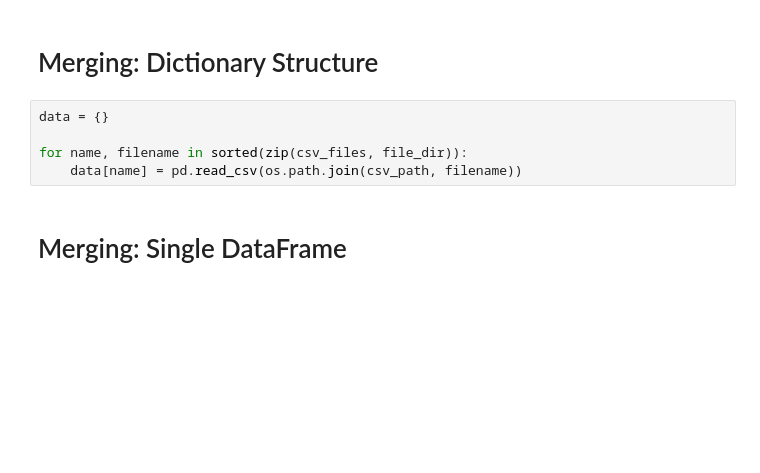
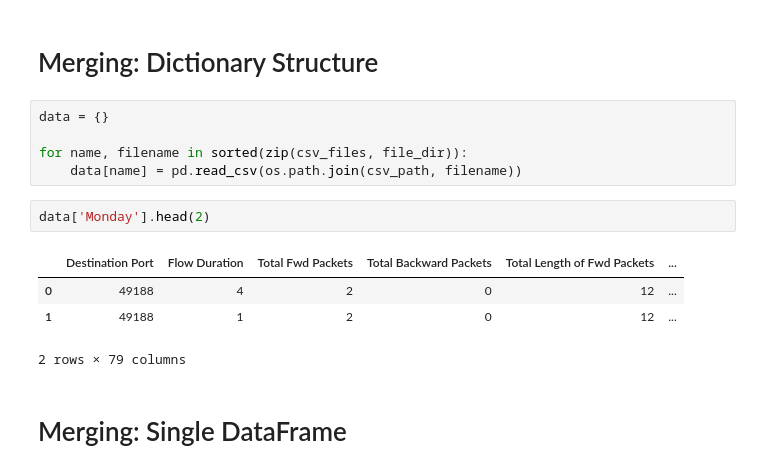
Before and after one commit to ChristelleJoseph/Intrusion-Detection-System, a Jupyter notebook: intrusionDetection.ipynb, the cells around one changed output. Cells and saved outputs as stored; diff of their text form; blank space fills up the shorter version.

```diff
--- a/intrusionDetection.ipynb
+++ b/intrusionDetection.ipynb
@@ -40,6 +40,13 @@ data = {}
 
 for name, filename in sorted(zip(csv_files, file_dir)):
     data[name] = pd.read_csv(os.path.join(csv_path, filename))
+# %%
+data['Monday'].head(2)
+# %% [output]
+|  | Destination Port | Flow Duration | Total Fwd Packets | Total Backward Packets | Total Length of Fwd Packets | ... |
+| 0 | 49188 | 4 | 2 | 0 | 12 | ... |
+| 1 | 49188 | 1 | 2 | 0 | 12 | ... |
+2 rows × 79 columns
 # %% [markdown]
 # Merging: Single DataFrame
 # %%
```
Also changed, not shown: parts of 18 cells of this notebook.
